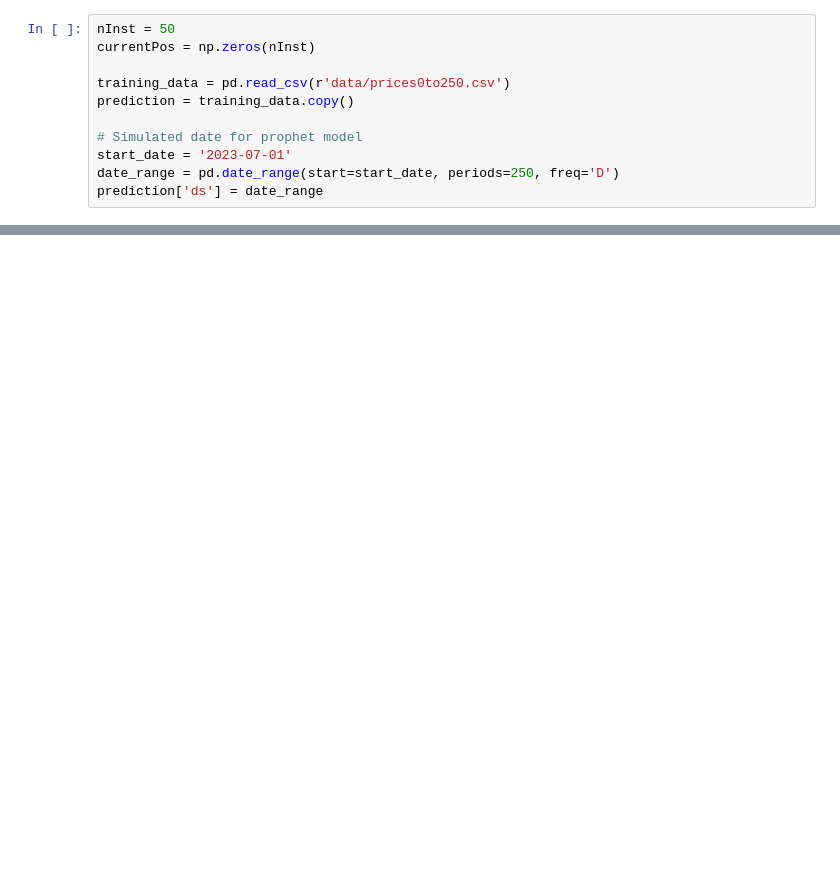
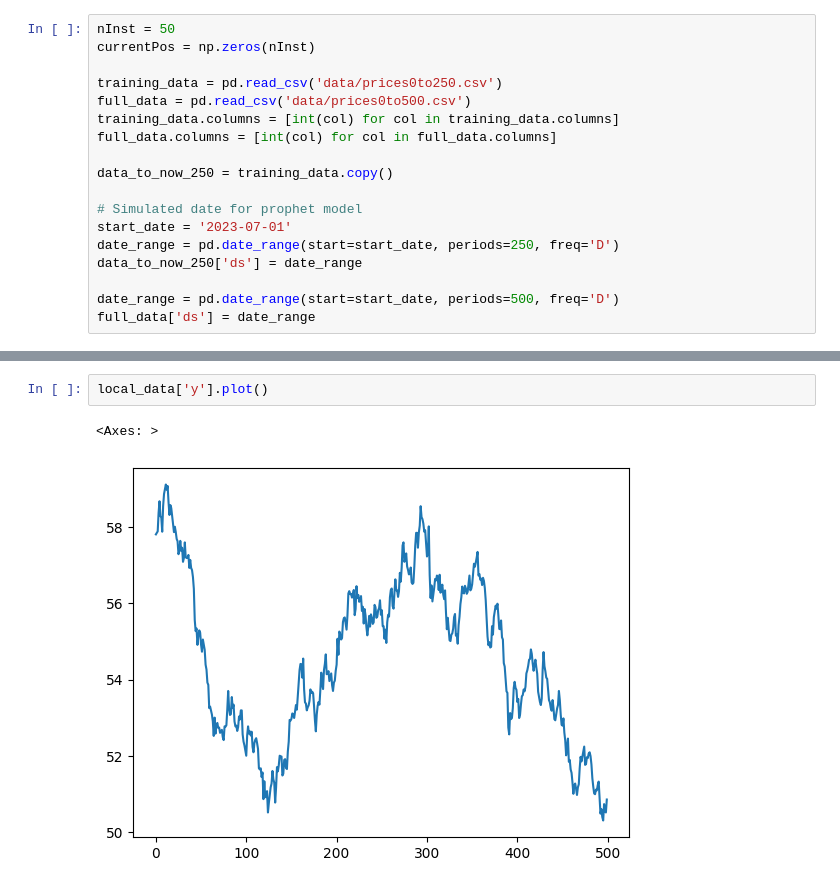
Before and after one commit to sydneycally-inclane-2812/algothon-fintech-unsw-2024, a Jupyter notebook: prophet_strat.ipynb, the cells around one changed output, grey strips where cells are left out. Cells and saved outputs as stored; diff of their text form; blank space fills up the shorter version.

```diff
--- a/prophet_strat.ipynb
+++ b/prophet_strat.ipynb
@@ -7,13 +8,20 @@ import time
 nInst = 50
 currentPos = np.zeros(nInst)
 
-training_data = pd.read_csv(r'data/prices0to250.csv')
-prediction = training_data.copy()
+training_data = pd.read_csv('data/prices0to250.csv')
+full_data = pd.read_csv('data/prices0to500.csv')
+training_data.columns = [int(col) for col in training_data.columns]
+full_data.columns = [int(col) for col in full_data.columns]
+
+data_to_now_250 = training_data.copy()
 
 # Simulated date for prophet model
 start_date = '2023-07-01'
 date_range = pd.date_range(start=start_date, periods=250, freq='D')
-prediction['ds'] = date_range
+data_to_now_250['ds'] = date_range
+
+date_range = pd.date_range(start=start_date, periods=500, freq='D')
+full_data['ds'] = date_range
 # %%
 def getPositionWithProphet(prcSoFar):
     '''
@@ -50,0 +236,5 @@ def getPositionWithProphet(prcSoFar):
+# %%
+local_data['y'].plot()
+# %% [output]
+<Axes: >
+[figure, added]
```
Also changed, not shown: parts of 7 cells of this notebook, 1 other file.
